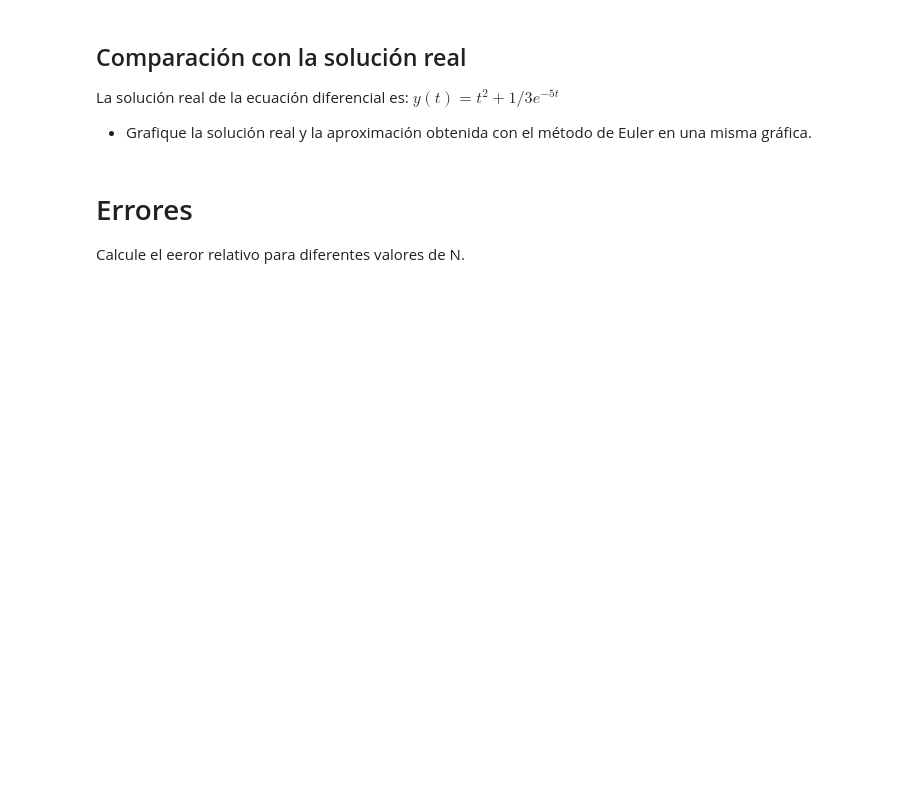
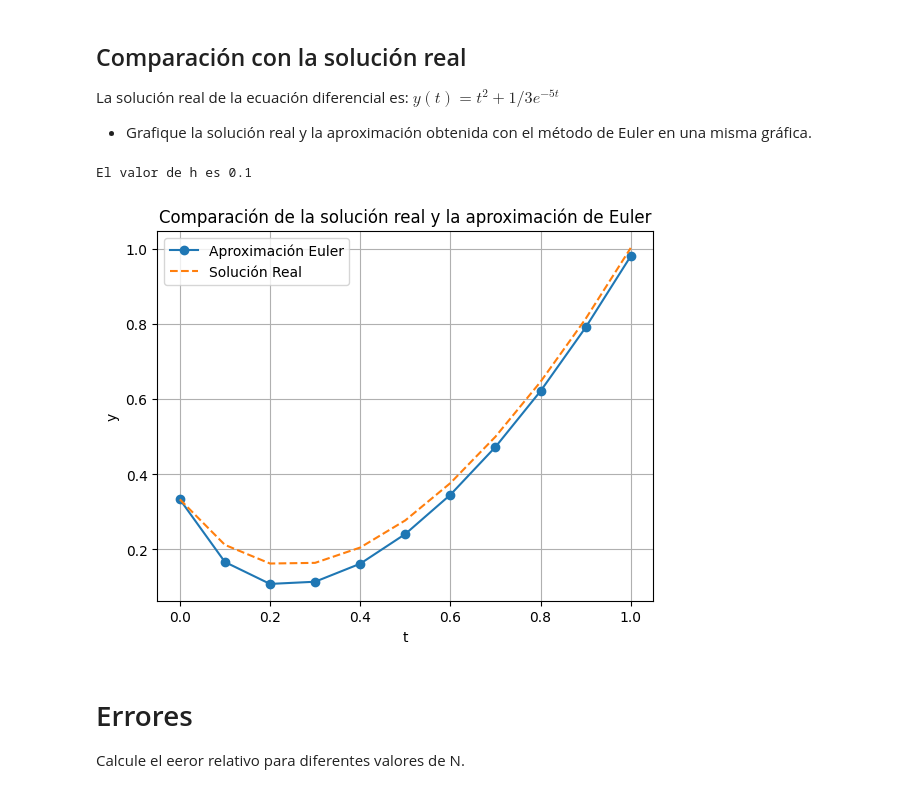
Before and after one commit to freddy1604/EXAMEN2, a Jupyter notebook: p5_ODE.ipynb, the cells around one changed output. Saved outputs shown, nothing was run; the diff lists cells and outputs as text; code cells hidden in the pictures; blank space fills up the shorter version.

```diff
--- a/p5_ODE.ipynb
+++ b/p5_ODE.ipynb
@@ -44,6 +44,46 @@ La solución real de la ecuación diferencial es:
 $y(t)=t^2 +1/3e^{-5t}$
 
 * Grafique la solución real y la aproximación obtenida con el método de Euler en una misma gráfica.
+# %%
+import matplotlib.pyplot as plt
+import numpy as np
+from src import ODE_euler
+
+# Definir la función f(t, y) correspondiente a la ecuación diferencial
+def f(t, y):
+    return -5*y + 5*t**2 + 2*t
+
+# Definir la solución real de la ecuación diferencial
+def solucion_real(t):
+    return t**2 + (1/3) * np.exp(-5*t)
+
+# Parámetros del problema
+a = 0  # tiempo inicial
+b = 1  # tiempo final
+y_t0 = 1/3  # condición inicial
+N = 10  # número de puntos de malla
+
+# Resolver la ecuación diferencial utilizando el método de Euler
+ys, ts, h = ODE_euler(a=a, b=b, f=f, y_t0=y_t0, N=N)
+
+# Calcular la solución real en los mismos puntos de malla
+ys_real = [solucion_real(t) for t in ts]
+
+# Imprimir el valor de h
+print(f"El valor de h es {h}")
+
+# Graficar los resultados
+plt.plot(ts, ys, label="Aproximación Euler", marker='o')
+plt.plot(ts, ys_real, label="Solución Real", linestyle='--')
+plt.xlabel("t")
+plt.ylabel("y")
+plt.title("Comparación de la solución real y la aproximación de Euler")
+plt.legend()
+plt.grid(True)
+plt.show()
+# %% [output]
+El valor de h es 0.1
+[figure, added]
 # %% [markdown]
 # Errores
 Calcule el eeror relativo para diferentes valores de N.
```
